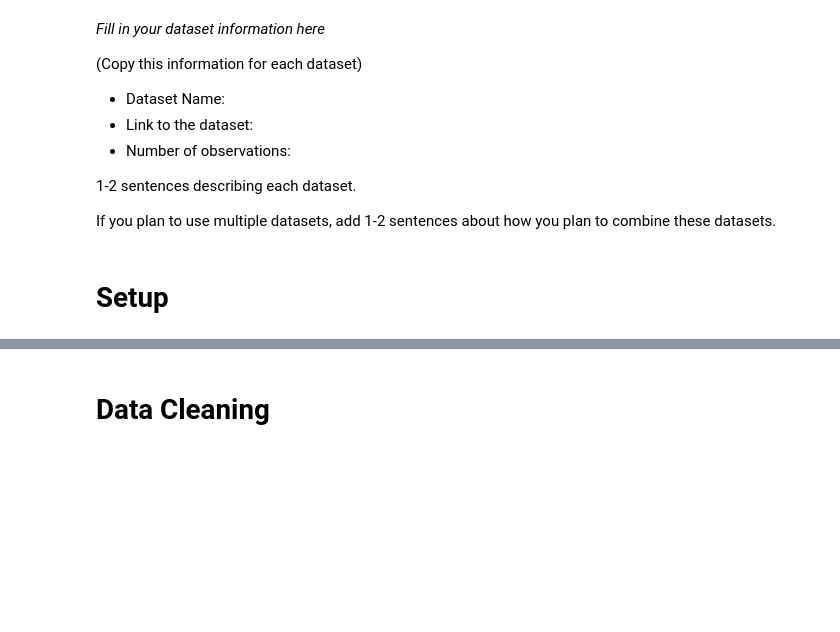
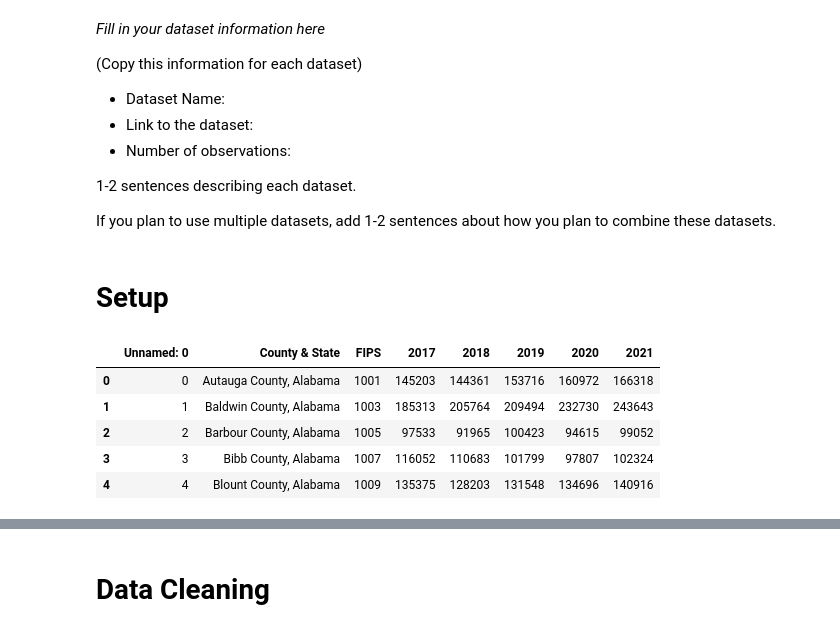
Before and after one commit to tyler-le/Natural-Disaster-Analysis, a Jupyter notebook: FinalProjectGroup013-Wi22.ipynb, the cells around one changed output, grey strips where cells are left out. Drawn from its saved outputs; the diff is of its cells as text; code cells hidden in the pictures; blank space fills up the shorter version.

```diff
--- a/FinalProjectGroup013-Wi22.ipynb
+++ b/FinalProjectGroup013-Wi22.ipynb
@@ -94,3 +94,14 @@ from IPython.display import Image
 import addfips
 
 %config InlineBackend.figure_format ='retina'
+# %%
+#import housing dataset
+housing_df = pd.read_csv("C:\\Users\\wrbl6\\Desktop\\NewHousingPrices2017-2021.csv")
+housing_df.head()
+# %% [output]
+|  | Unnamed: 0 | County & State | FIPS | 2017 | 2018 | 2019 | 2020 | 2021 |
+| 0 | 0 | Autauga County, Alabama | 1001 | 145203 | 144361 | 153716 | 160972 | 166318 |
+| 1 | 1 | Baldwin County, Alabama | 1003 | 185313 | 205764 | 209494 | 232730 | 243643 |
+| 2 | 2 | Barbour County, Alabama | 1005 | 97533 | 91965 | 100423 | 94615 | 99052 |
+| 3 | 3 | Bibb County, Alabama | 1007 | 116052 | 110683 | 101799 | 97807 | 102324 |
+| 4 | 4 | Blount County, Alabama | 1009 | 135375 | 128203 | 131548 | 134696 | 140916 |
```
Also changed, not shown: parts of 28 cells of this notebook.
